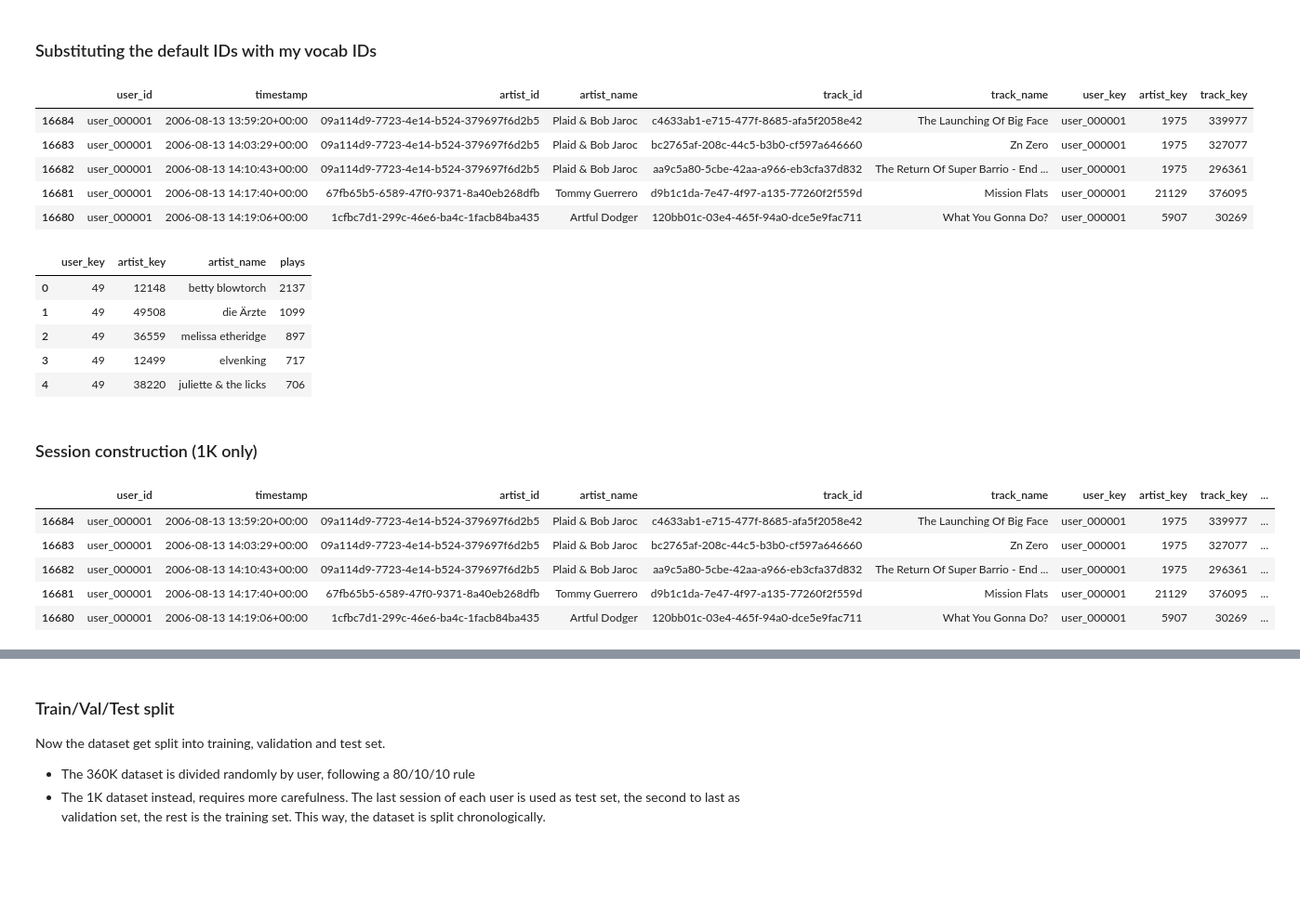
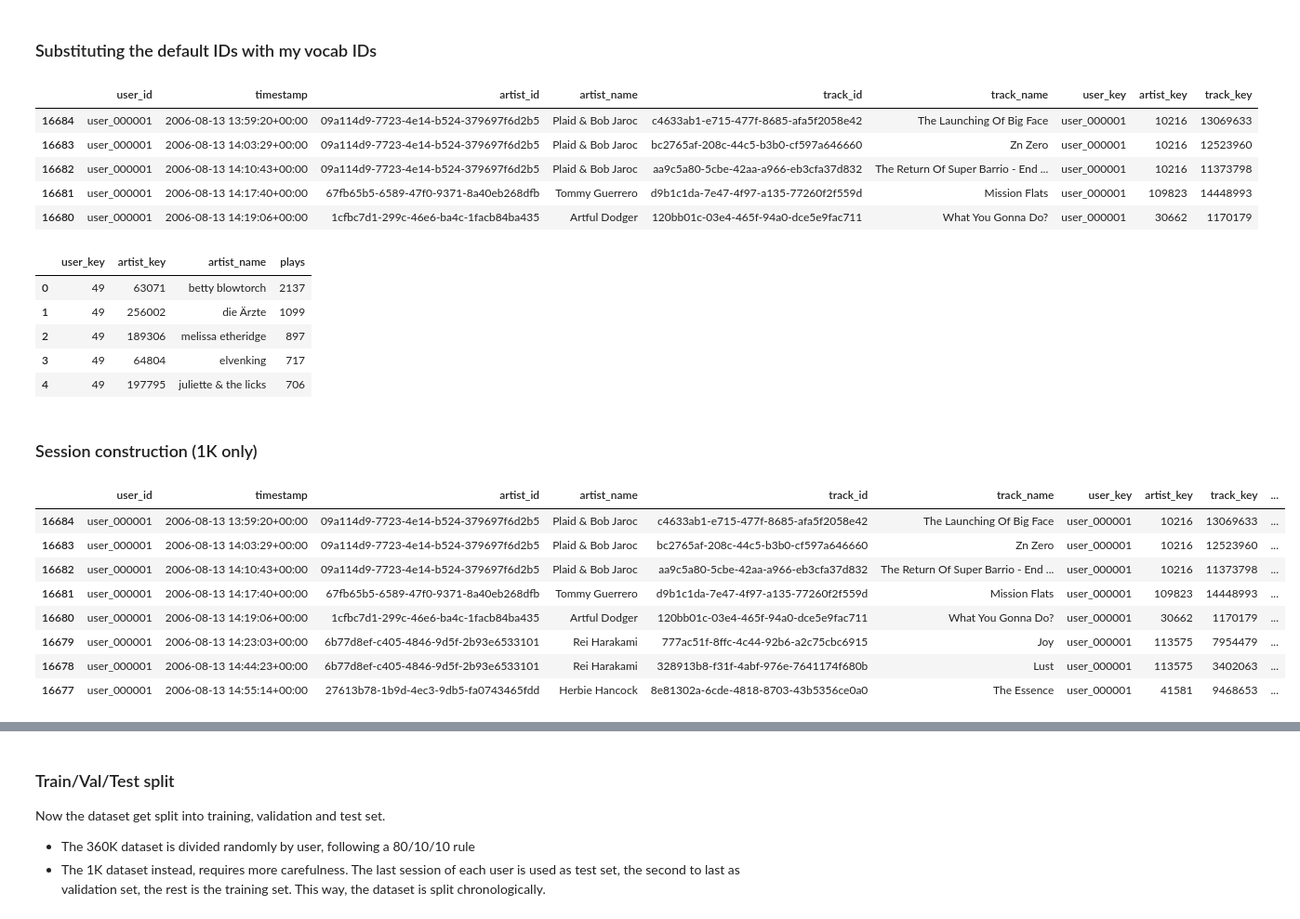
Before and after one commit to Rimaro03/project-recommender-system, a Jupyter notebook: data_preprocessing.ipynb, the cells around one changed output, grey strips where cells are left out. Shown at 93% size. Saved outputs shown, nothing was run; the diff lists cells and outputs as text; code cells hidden in the pictures; blank space fills up the shorter version.

```diff
--- a/data_preprocessing.ipynb
+++ b/data_preprocessing.ipynb
@@ -34,7 +34,7 @@ NUM_NEGATIVES = 100 # number of negative samples per positive interaction
 # 1K dataset
 PATH_1K = DATA_DIR + "lastfm-dataset-1K/userid-timestamp-artid-artname-traid-traname.tsv"
 COLS_1K = ["user_id", "timestamp", "artist_id", "artist_name", "track_id", "track_name"]
-CHUCK_SIZE = 500000
+
 
 df_1k = pd.read_csv(
     PATH_1K,
@@ -42,7 +42,7 @@ df_1k = pd.read_csv(
     names=COLS_1K,
     on_bad_lines='skip',
     quoting=3,
-    nrows=CHUCK_SIZE
+
 )
 df_1k.dropna(inplace=True)
 df_1k.drop_duplicates(inplace=True)
@@ -63,7 +63,6 @@ df_1k.head()
 # 350K dataset
 PATH_360K = DATA_DIR + "lastfm-dataset-360K/usersha1-artmbid-artname-plays.tsv"
 COLS_360K = ["user_id", "artist_mbid", "artist_name", "plays"]
-CHUCK_SIZE = 500000
 
 df_360k = pd.read_csv(
     PATH_360K,
@@ -71,7 +70,6 @@ df_360k = pd.read_csv(
     names=COLS_360K,
     on_bad_lines='skip',
     quoting=3,
-    nrows=CHUCK_SIZE,
 )
 df_360k.dropna(inplace=True)
 df_360k.drop_duplicates(inplace=True)
@@ -101,15 +99,20 @@ df_360k['user_key'] = df_360k['user_id'].astype(str)
 df_1k['user_key'] = df_1k['user_id'].astype(str)
 
 # 2. Artist Keys (Artist ID + Artist Name)
-clean_name = (
+# Create clean name for 1K
+clean_name_1k = (
     df_1k["artist_name"]
     .fillna("unknown")
     .str.lower()
     .str.strip()
     .str.replace(r"[^a-z0-9]+", "", regex=True)
 )
-df_1k['artist_key'] = df_1k['artist_id'].fillna('clean_name')
-clean_name = (
+
+# Use the variable (no quotes!) and append the original name with ":::"
+df_1k['artist_key'] = df_1k['artist_id'].fillna(clean_name_1k) + ":::" + df_1k['artist_name'].fillna('unknown')
+
+# Create clean name for 360K
+clean_name_360k = (
     df_360k["artist_name"]
     .fillna("unknown")
     .str.lower()
@@ -117,8 +120,10 @@ clean_name = (
     .str.replace(r"[^a-z0-9]+", "", regex=True)
 )
 
-df_360k['artist_key'] = df_360k['artist_mbid'].fillna('clean_name')
-# 3. Track Keys (Track ID + Track Name)
+# Use the variable (no quotes!) and append the original name with ":::"
+df_360k['artist_key'] = df_360k['artist_mbid'].fillna(clean_name_360k) + ":::" + df_360k['artist_name'].fillna('unknown')
+
+# 3. Track Keys
 df_1k['track_key'] = df_1k['track_id'].fillna('no_id') + ":::" + df_1k['track_name'].fillna('unknown')
 # %%
 def build_vocab(keys):
@@ -145,11 +150,11 @@ df_1k_map["track_key"] = df_1k_map["track_key"].map(track2idx)
 df_1k_map.head()
 # %% [output]
 |  | user_id | timestamp | artist_id | artist_name | track_id | track_name | user_key | artist_key | track_key |
-| 16684 | user_000001 | 2006-08-13 13:59:20+00:00 | 09a114d9-7723-4e14-b524-379697f6d2b5 | Plaid & Bob Jaroc | c4633ab1-e715-477f-8685-afa5f2058e42 | The Launching Of Big Face | user_000001 | 1975 | 339977 |
-| 16683 | user_000001 | 2006-08-13 14:03:29+00:00 | 09a114d9-7723-4e14-b524-379697f6d2b5 | Plaid & Bob Jaroc | bc2765af-208c-44c5-b3b0-cf597a646660 | Zn Zero | user_000001 | 1975 | 327077 |
-| 16682 | user_000001 | 2006-08-13 14:10:43+00:00 | 09a114d9-7723-4e14-b524-379697f6d2b5 | Plaid & Bob Jaroc | aa9c5a80-5cbe-42aa-a966-eb3cfa37d832 | The Return Of Super Barrio - End ... | user_000001 | 1975 | 296361 |
-| 16681 | user_000001 | 2006-08-13 14:17:40+00:00 | 67fb65b5-6589-47f0-9371-8a40eb268dfb | Tommy Guerrero | d9b1c1da-7e47-4f97-a135-77260f2f559d | Mission Flats | user_000001 | 21129 | 376095 |
-| 16680 | user_000001 | 2006-08-13 14:19:06+00:00 | 1cfbc7d1-299c-46e6-ba4c-1facb84ba435 | Artful Dodger | 120bb01c-03e4-465f-94a0-dce5e9fac711 | What You Gonna Do? | user_000001 | 5907 | 30269 |
+| 16684 | user_000001 | 2006-08-13 13:59:20+00:00 | 09a114d9-7723-4e14-b524-379697f6d2b5 | Plaid & Bob Jaroc | c4633ab1-e715-477f-8685-afa5f2058e42 | The Launching Of Big Face | user_000001 | 10216 | 13069633 |
+| 16683 | user_000001 | 2006-08-13 14:03:29+00:00 | 09a114d9-7723-4e14-b524-379697f6d2b5 | Plaid & Bob Jaroc | bc2765af-208c-44c5-b3b0-cf597a646660 | Zn Zero | user_000001 | 10216 | 12523960 |
+| 16682 | user_000001 | 2006-08-13 14:10:43+00:00 | 09a114d9-7723-4e14-b524-379697f6d2b5 | Plaid & Bob Jaroc | aa9c5a80-5cbe-42aa-a966-eb3cfa37d832 | The Return Of Super Barrio - End ... | user_000001 | 10216 | 11373798 |
+| 16681 | user_000001 | 2006-08-13 14:17:40+00:00 | 67fb65b5-6589-47f0-9371-8a40eb268dfb | Tommy Guerrero | d9b1c1da-7e47-4f97-a135-77260f2f559d | Mission Flats | user_000001 | 109823 | 14448993 |
+| 16680 | user_000001 | 2006-08-13 14:19:06+00:00 | 1cfbc7d1-299c-46e6-ba4c-1facb84ba435 | Artful Dodger | 120bb01c-03e4-465f-94a0-dce5e9fac711 | What You Gonna Do? | user_000001 | 30662 | 1170179 |
 # %%
 df_360k_map = df_360k.copy()
 df_360k_map["user_key"] = df_360k_map["user_key"].map(user2idx)
@@ -161,38 +166,41 @@ df_360k_map = df_360k_map[["user_key", "artist_key", "artist_name", "plays"]]
 df_360k_map.head()
 # %% [output]
 |  | user_key | artist_key | artist_name | plays |
-| 0 | 49 | 12148 | betty blowtorch | 2137 |
-| 1 | 49 | 49508 | die Ärzte | 1099 |
-| 2 | 49 | 36559 | melissa etheridge | 897 |
-| 3 | 49 | 12499 | elvenking | 717 |
-| 4 | 49 | 38220 | juliette & the licks | 706 |
+| 0 | 49 | 63071 | betty blowtorch | 2137 |
+| 1 | 49 | 256002 | die Ärzte | 1099 |
+| 2 | 49 | 189306 | melissa etheridge | 897 |
+| 3 | 49 | 64804 | elvenking | 717 |
+| 4 | 49 | 197795 | juliette & the licks | 706 |
 # %% [markdown]
 ### Session construction (1K only)
 # %%
 # creating sessions for 1K dataset, gap between tracks is GAP_MIN minutes
 df_1k_map["time_diff"] = df_1k_map.groupby("user_id")["timestamp"].diff()
 
 gap_threshold = pd.Timedelta(minutes=GAP_MIN)
 df_1k_map["new_session"] = (df_1k_map["time_diff"] > gap_threshold) | (df_1k_map["time_diff"].isna())
 
 df_1k_map["session_id"] = df_1k_map.groupby("user_id")["new_session"].cumsum()
 
 df_1k_map['global_session_id'] = df_1k_map['user_id'].astype(str) + "_" + df_1k_map['session_id'].astype(str)
 
 # filter short and longs sessions
 session_lengths = df_1k_map.groupby('global_session_id').size()
 
 valid_sessions = session_lengths[(session_lengths >= MIN_SEQ_LENGTH) & (session_lengths <= MAX_SEQ_LENGTH)].index
 df_1k_clean = df_1k_map[df_1k_map['global_session_id'].isin(valid_sessions)]
 
-df_1k_clean.head()
+df_1k_clean.head(8)
 # %% [output]
 |  | user_id | timestamp | artist_id | artist_name | track_id | track_name | user_key | artist_key | track_key | ... |
-| 16684 | user_000001 | 2006-08-13 13:59:20+00:00 | 09a114d9-7723-4e14-b524-379697f6d2b5 | Plaid & Bob Jaroc | c4633ab1-e715-477f-8685-afa5f2058e42 | The Launching Of Big Face | user_000001 | 1975 | 339977 | ... |
-| 16683 | user_000001 | 2006-08-13 14:03:29+00:00 | 09a114d9-7723-4e14-b524-379697f6d2b5 | Plaid & Bob Jaroc | bc2765af-208c-44c5-b3b0-cf597a646660 | Zn Zero | user_000001 | 1975 | 327077 | ... |
-| 16682 | user_000001 | 2006-08-13 14:10:43+00:00 | 09a114d9-7723-4e14-b524-379697f6d2b5 | Plaid & Bob Jaroc | aa9c5a80-5cbe-42aa-a966-eb3cfa37d832 | The Return Of Super Barrio - End ... | user_000001 | 1975 | 296361 | ... |
-| 16681 | user_000001 | 2006-08-13 14:17:40+00:00 | 67fb65b5-6589-47f0-9371-8a40eb268dfb | Tommy Guerrero | d9b1c1da-7e47-4f97-a135-77260f2f559d | Mission Flats | user_000001 | 21129 | 376095 | ... |
-| 16680 | user_000001 | 2006-08-13 14:19:06+00:00 | 1cfbc7d1-299c-46e6-ba4c-1facb84ba435 | Artful Dodger | 120bb01c-03e4-465f-94a0-dce5e9fac711 | What You Gonna Do? | user_000001 | 5907 | 30269 | ... |
+| 16684 | user_000001 | 2006-08-13 13:59:20+00:00 | 09a114d9-7723-4e14-b524-379697f6d2b5 | Plaid & Bob Jaroc | c4633ab1-e715-477f-8685-afa5f2058e42 | The Launching Of Big Face | user_000001 | 10216 | 13069633 | ... |
+| 16683 | user_000001 | 2006-08-13 14:03:29+00:00 | 09a114d9-7723-4e14-b524-379697f6d2b5 | Plaid & Bob Jaroc | bc2765af-208c-44c5-b3b0-cf597a646660 | Zn Zero | user_000001 | 10216 | 12523960 | ... |
+| 16682 | user_000001 | 2006-08-13 14:10:43+00:00 | 09a114d9-7723-4e14-b524-379697f6d2b5 | Plaid & Bob Jaroc | aa9c5a80-5cbe-42aa-a966-eb3cfa37d832 | The Return Of Super Barrio - End ... | user_000001 | 10216 | 11373798 | ... |
+| 16681 | user_000001 | 2006-08-13 14:17:40+00:00 | 67fb65b5-6589-47f0-9371-8a40eb268dfb | Tommy Guerrero | d9b1c1da-7e47-4f97-a135-77260f2f559d | Mission Flats | user_000001 | 109823 | 14448993 | ... |
+| 16680 | user_000001 | 2006-08-13 14:19:06+00:00 | 1cfbc7d1-299c-46e6-ba4c-1facb84ba435 | Artful Dodger | 120bb01c-03e4-465f-94a0-dce5e9fac711 | What You Gonna Do? | user_000001 | 30662 | 1170179 | ... |
+| 16679 | user_000001 | 2006-08-13 14:23:03+00:00 | 6b77d8ef-c405-4846-9d5f-2b93e6533101 | Rei Harakami | 777ac51f-8ffc-4c44-92b6-a2c75cbc6915 | Joy | user_000001 | 113575 | 7954479 | ... |
+| 16678 | user_000001 | 2006-08-13 14:44:23+00:00 | 6b77d8ef-c405-4846-9d5f-2b93e6533101 | Rei Harakami | 328913b8-f31f-4abf-976e-7641174f680b | Lust | user_000001 | 113575 | 3402063 | ... |
+| 16677 | user_000001 | 2006-08-13 14:55:14+00:00 | 27613b78-1b9d-4ec3-9db5-fa0743465fdd | Herbie Hancock | 8e81302a-6cde-4818-8703-43b5356ce0a0 | The Essence | user_000001 | 41581 | 9468653 | ... |
 # %%
 sessions = df_1k_clean.groupby("global_session_id").agg({
     "user_key": "first",
```
Also changed, not shown: parts of 5 cells of this notebook, 1 other file.
